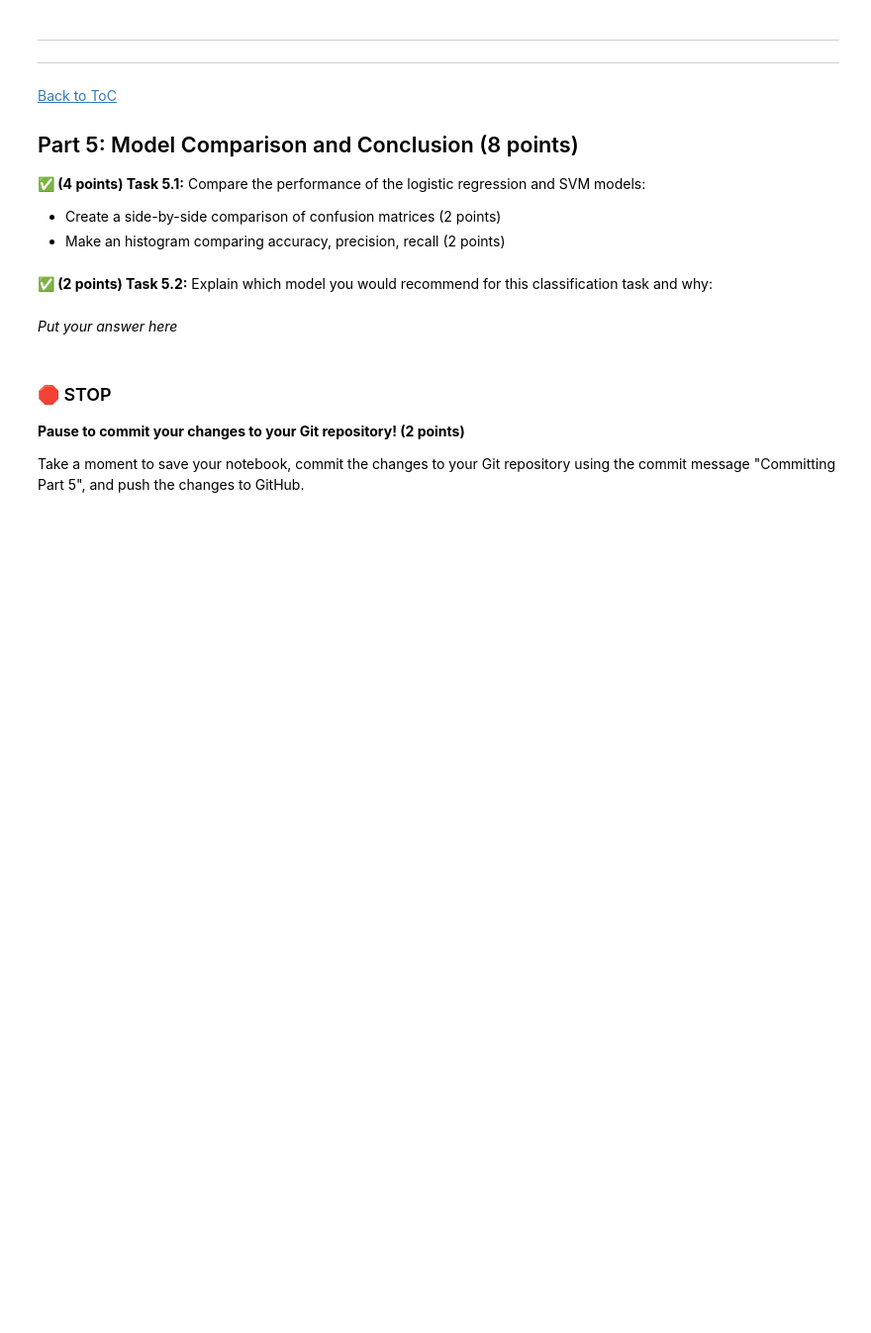
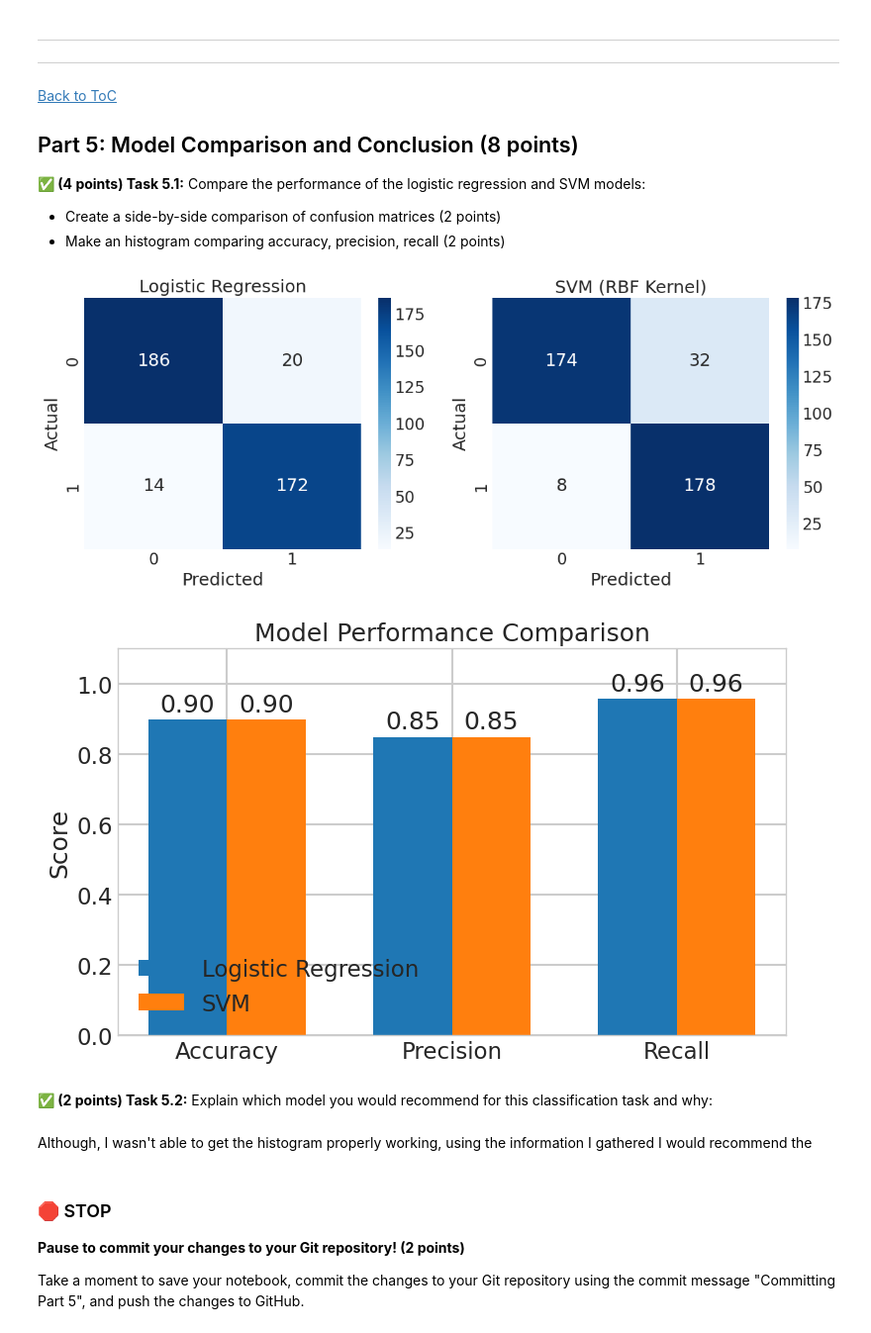
Before and after one commit to TumsAddict/cmse202-s25-turnin, a Jupyter notebook: final/CMSE202_Final-STUDENT.ipynb, the cells around one changed output. Shown at 99% size. Cells and saved outputs as stored; diff of their text form; code cells hidden in the pictures; blank space fills up the shorter version.

```diff
--- a/final/CMSE202_Final-STUDENT.ipynb
+++ b/final/CMSE202_Final-STUDENT.ipynb
@@ -659,7 +657,67 @@ Take a moment to save your notebook, commit the changes to your Git repository u
+# %%
+# Put your code here
+fig, axes = plt.subplots(1, 2, figsize=(12, 5))
+
+# Logistic Regression confusion matrix
+cm_lr = confusion_matrix(y_test, y_pred)
+sns.heatmap(cm_lr, annot=True, fmt='d', cmap='Blues', ax=axes[0])
+axes[0].set_title('Logistic Regression')
+axes[0].set_xlabel('Predicted')
+axes[0].set_ylabel('Actual')
+
+# SVM confusion matrix
+cm_svm = confusion_matrix(y_test, y_pred_svm)
+sns.heatmap(cm_svm, annot=True, fmt='d', cmap='Blues', ax=axes[1])
+axes[1].set_title('SVM (RBF Kernel)')
+axes[1].set_xlabel('Predicted')
+axes[1].set_ylabel('Actual')
+
+plt.tight_layout()
+plt.show()
+
+# Logistic Regression metrics
+accuracy_lr = accuracy_score(y_test, y_pred)
+precision_lr = precision_score(y_test, y_pred)
+recall_lr = recall_score(y_test, y_pred)
+
+# SVM metrics
+accuracy_svm = accuracy_score(y_test, y_pred_svm)
+precision_svm = precision_score(y_test, y_pred_svm)
+recall_svm = recall_score(y_test, y_pred_svm)
+import numpy as np
+
+metrics = ['Accuracy', 'Precision', 'Recall']
+lr_scores = [accuracy, precision, recall]
+svm_scores = [accuracy_svm, precision_svm, recall_svm]
+
+x = np.arange(len(metrics))
+width = 0.35
+
+fig, ax = plt.subplots(figsize=(8, 5))
+bars1 = ax.bar(x - width/2, lr_scores, width, label='Logistic Regression')
+bars2 = ax.bar(x + width/2, svm_scores, width, label='SVM')
+
+ax.set_ylabel('Score')
+ax.set_title('Model Performance Comparison')
+ax.set_xticks(x)
+ax.set_xticklabels(metrics)
+ax.legend()
+
+# Annotate bars with values
+for bar in bars1 + bars2:
+    yval = bar.get_height()
+    ax.text(bar.get_x() + bar.get_width()/2.0, yval + 0.01, f'{yval:.2f}', ha='center', va='bottom')
+
+plt.ylim(0, 1.1)
+plt.tight_layout()
+plt.show()
+# %% [output]
+[figure, added]
+[figure, added]
 # %% [markdown]
 **&#9989; (2 points) Task 5.2:** Explain which model you would recommend for this classification task and why:
-# %% [markdown]
-*Put your answer here*
+# %% [markdown]
+Although, I wasn't able to get the histogram properly working, using the information I gathered I would recommend the
 # %% [markdown]
 ### &#128721; STOP
 **Pause to commit your changes to your Git repository! (2 points)**
```
Also changed, not shown: parts of 1 cell of this notebook.
